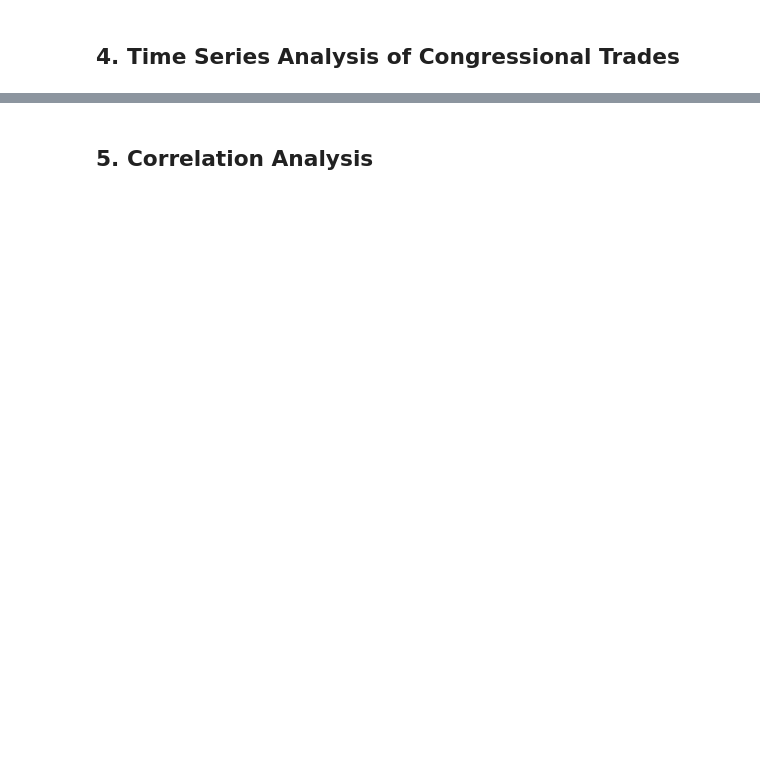
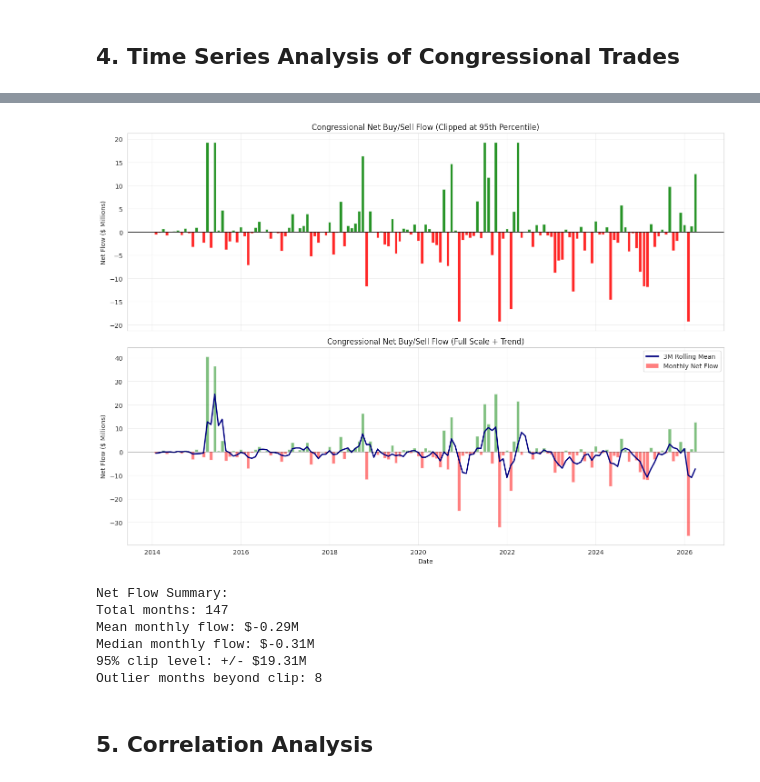
Before and after one commit to FranklineMisango/Algorithmic_Trading_and_HFT_Research, a Jupyter notebook: Algorithmic_Strategies/Copy_Congress_Strategy/01_data_exploration.ipynb, the cells around one changed output, grey strips where cells are left out. Saved outputs shown, nothing was run; the diff lists cells and outputs as text; code cells hidden in the pictures; blank space fills up the shorter version.

```diff
--- a/Algorithmic_Strategies/Copy_Congress_Strategy/01_data_exploration.ipynb
+++ b/Algorithmic_Strategies/Copy_Congress_Strategy/01_data_exploration.ipynb
@@ -218,21 +392,58 @@ print(f"\nAverage trades per month: {trades_by_month.mean():.1f}")
 # %%
-# Net buy/sell flow over time
+# Net buy/sell flow over time (robust visualization)
 congressional_trades['net_flow'] = congressional_trades.apply(
     lambda x: x['amount'] if x['transaction_type'] == 'buy' else -x['amount'], axis=1
 )
 
 monthly_flow = congressional_trades.set_index('filing_date').resample('M')['net_flow'].sum()
+monthly_flow_m = monthly_flow / 1e6
 
-plt.figure(figsize=(14, 6))
-colors = ['green' if x > 0 else 'red' for x in monthly_flow]
-plt.bar(monthly_flow.index, monthly_flow.values / 1e6, color=colors, alpha=0.7)
-plt.axhline(y=0, color='black', linestyle='-', linewidth=0.5)
-plt.xlabel('Date')
-plt.ylabel('Net Flow ($ Millions)')
-plt.title('Congressional Net Buy/Sell Flow Over Time')
-plt.grid(True, alpha=0.3)
+# Clip extremes for readability while preserving sign
+cap = monthly_flow_m.abs().quantile(0.95)
+monthly_flow_clip = monthly_flow_m.clip(lower=-cap, upper=cap)
+outlier_months = (monthly_flow_m.abs() > cap).sum()
+
+# 3-month rolling average to show trend
+rolling_3m = monthly_flow_m.rolling(3, min_periods=1).mean()
+
+fig, axes = plt.subplots(2, 1, figsize=(14, 10), sharex=True)
+
+# Panel 1: clipped bars (readable)
+colors_clip = ['green' if x > 0 else 'red' for x in monthly_flow_clip]
+axes[0].bar(monthly_flow_clip.index, monthly_flow_clip.values, color=colors_clip, alpha=0.85, width=25)
+axes[0].axhline(y=0, color='black', linestyle='-', linewidth=0.7)
+axes[0].set_ylabel('Net Flow ($ Millions)')
+axes[0].set_title('Congressional Net Buy/Sell Flow (Clipped at 95th Percentile)')
+axes[0].grid(True, alpha=0.3)
+
+# Panel 2: full flow + trend
+colors_full = ['green' if x > 0 else 'red' for x in monthly_flow_m]
+axes[1].bar(monthly_flow_m.index, monthly_flow_m.values, color=colors_full, alpha=0.5, width=25, label='Monthly Net Flow')
+axes[1].plot(rolling_3m.index, rolling_3m.values, color='navy', linewidth=2.0, label='3M Rolling Mean')
+axes[1].axhline(y=0, color='black', linestyle='-', linewidth=0.7)
+axes[1].set_xlabel('Date')
+axes[1].set_ylabel('Net Flow ($ Millions)')
+axes[1].set_title('Congressional Net Buy/Sell Flow (Full Scale + Trend)')
+axes[1].grid(True, alpha=0.3)
+axes[1].legend()
+
 plt.tight_layout()
 plt.show()
+
+print('Net Flow Summary:')
+print(f'Total months: {len(monthly_flow_m)}')
+print(f'Mean monthly flow: ${monthly_flow_m.mean():.2f}M')
+print(f'Median monthly flow: ${monthly_flow_m.median():.2f}M')
+print(f'95% clip level: +/- ${cap:.2f}M')
+print(f'Outlier months beyond clip: {outlier_months}')
+# %% [output]
+[figure, added]
+Net Flow Summary:
+Total months: 147
+Mean monthly flow: $-0.29M
+Median monthly flow: $-0.31M
+95% clip level: +/- $19.31M
+Outlier months beyond clip: 8
 # %% [markdown]
 ## 5. Correlation Analysis
 # %%
```
Also changed, not shown: parts of 15 cells of this notebook, 6 other files.
